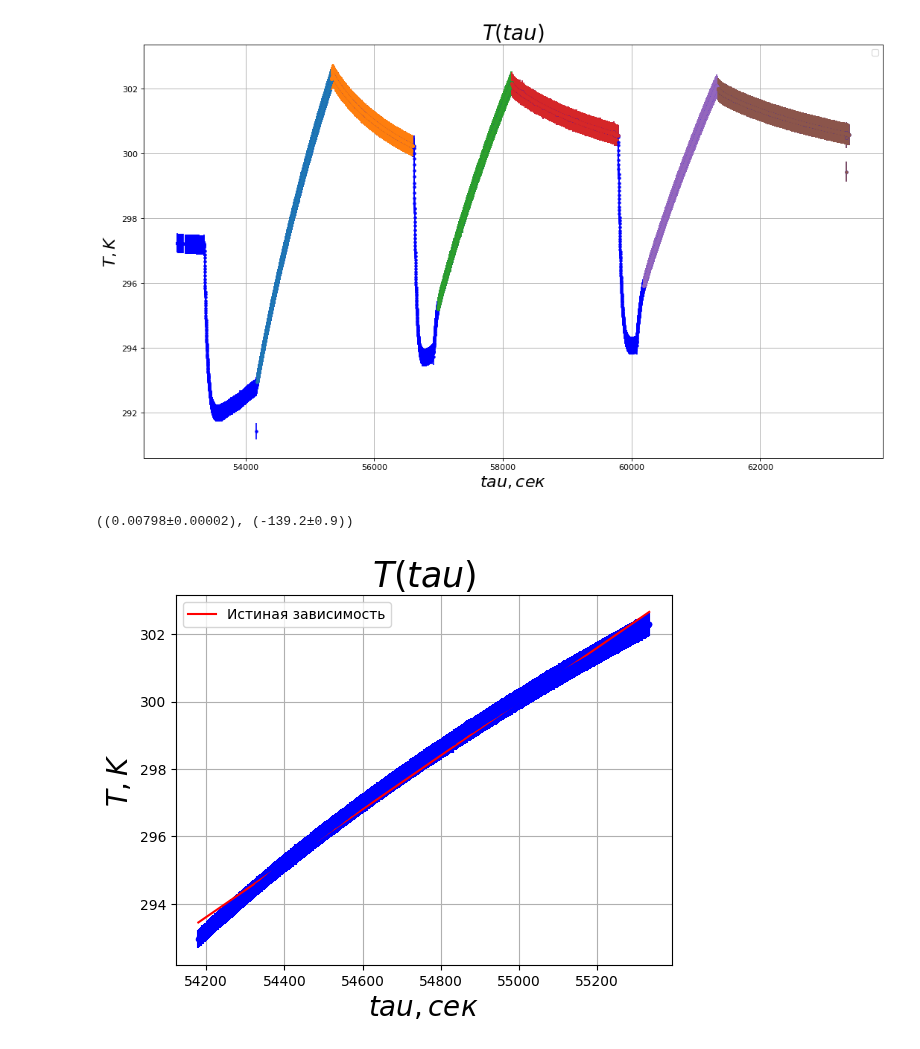
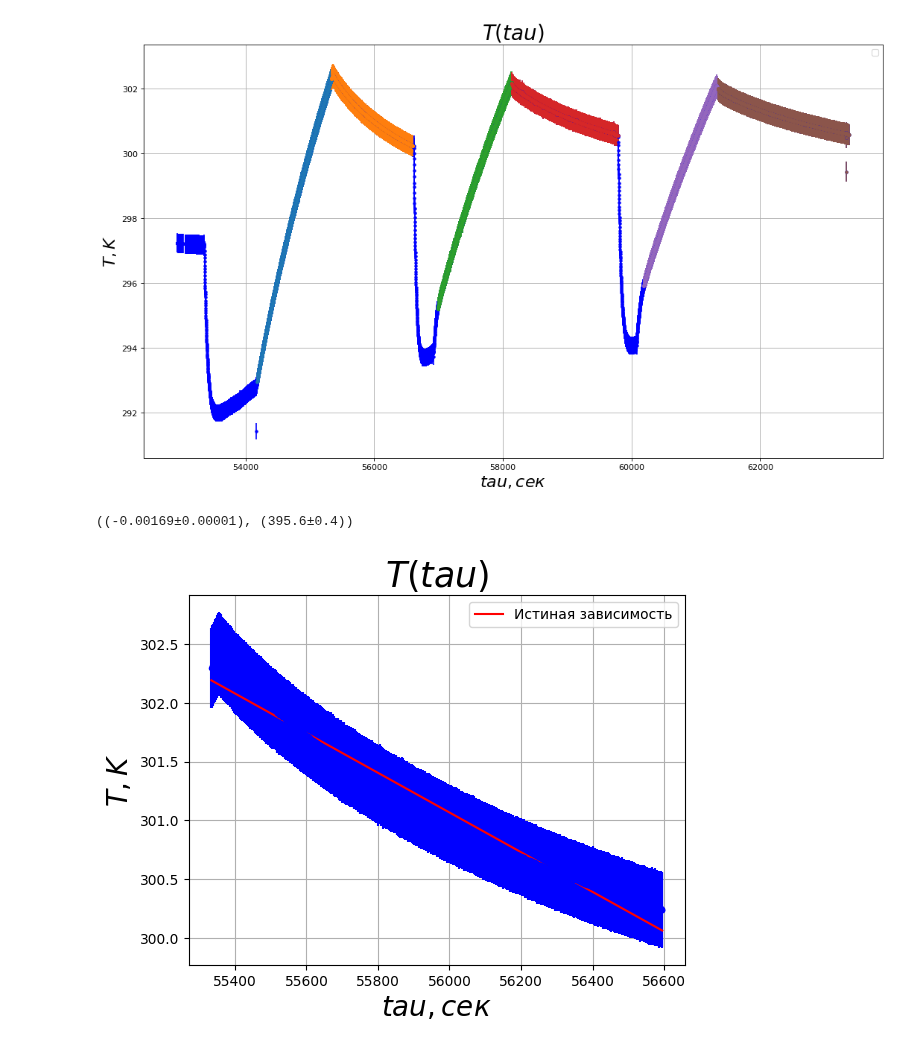
Before and after one commit to skolkovo-bba/labs3, a Jupyter notebook: 2.1.4/lab214.ipynb, the cells around one changed output. Cells and saved outputs as stored; diff of their text form; code cells hidden in the pictures.

```diff
--- a/2.1.4/lab214.ipynb
+++ b/2.1.4/lab214.ipynb
@@ -84,26 +84,26 @@ No artists with labels found to put in legend.  Note that artists whose label st
 <matplotlib.legend.Legend at 0x...>
 [figure]
 # %%
-p_now = data[0]
+p_now = data[1]
 
 def line(x, a, b):
     return a * x + b
 
 params, cov = curve_fit(line, xdata=p_now["tau"].agg(get_var), ydata=p_now["T2"], )
 k = Value(params[0], np.sqrt(cov[0][0]))
 b = Value(params[1], np.sqrt(cov[1][1]))
 
 plt.errorbar(x=p_now["tau"].agg(get_var), y=p_now["T2"].agg(get_var),
                 xerr=p_now["tau"].agg(get_err), yerr=p_now["T2"].agg(get_err), fmt='.', color="blue")
 
 plt.plot(p_now["tau"].agg(get_var), line(p_now["tau"].agg(get_var), params[0], params[1]), label="Истиная зависимость", color="red")
 
 plt.title(r"$T(tau)$", fontsize=25)
 plt.xlabel(r"$tau, сек$", fontsize=20)
 plt.ylabel(r"$T, K$", fontsize=20)
 plt.grid(True)
 plt.legend()
 k, b
 # %% [output]
-((0.00798±0.00002), (-139.2±0.9))
+((-0.00169±0.00001), (395.6±0.4))
-[figure, old version]
+[figure, new version]
```
Also changed, not shown: 19 other files.
